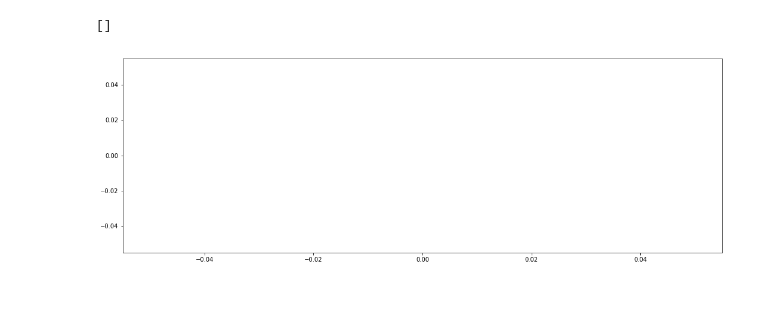
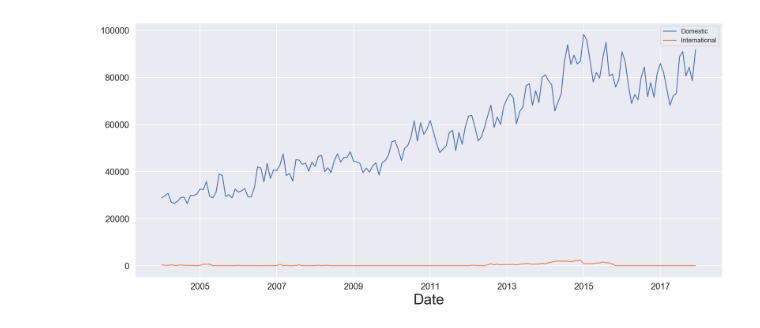
Before and after one commit to romellfudi/MinCeTur, a Jupyter notebook: movimiento_general/movimiento_general.ipynb, the cells around one changed output. Saved outputs shown, nothing was run; the diff lists cells and outputs as text; code cells hidden in the pictures; blank space fills up the shorter version.

```diff
--- a/movimiento_general/movimiento_general.ipynb
+++ b/movimiento_general/movimiento_general.ipynb
@@ -11,0 +22,5 @@ plt.rcParams['figure.figsize'] = (18,6)
+# %%
+iqutos_FAP = pd.read_excel('aero_iquitos_FAP.xls',sheet_name='rptaniomes3',nrows=12,
+                           skiprows=4,index_col=0,)
+print(iqutos_FAP.columns.size)
+iqutos_FAP.columns
@@ -11,0 +41,5 @@ plt.rcParams['figure.figsize'] = (18,6)
+# %%
+iqutos_FAP.dropna(axis=1,inplace=True)
+iqutos_FAP = iqutos_FAP.drop(iqutos_FAP.columns[iqutos_FAP.columns.str.contains('Total')],axis=1)
+print(iqutos_FAP.columns.size)
+iqutos_FAP.columns
@@ -11,0 +66,17 @@ plt.rcParams['figure.figsize'] = (18,6)
+# %%
+list_df = []
+dic = dict(Enero=1,Febrero=2,Marzo=3,Abril=4,Mayo=5,Junio=6,Julio=7,
+           Agosto=8,Septiembre=9,Octubre=10,Noviembre=11,Diciembre=12)
+year = 2004
+# %%
+for enum,col in enumerate(np.arange(0,iqutos_FAP.columns.size,2)):
+    airport = iqutos_FAP.iloc[:,[col,col+1]].copy()
+    airport['Date'] = airport.index.map(dic)
+    airport.Date = airport.apply(lambda row: pd.datetime(year+enum, row['Date'],1), axis=1)
+    airport = airport.set_index('Date')
+    airport.append(airport)
+    airport.columns = ['Domestic','International']
+    list_df.append(airport)
+
+df_iquitos = pd.concat(list_df)
+df_iquitos.sample(4)
@@ -12,5 +90,4 @@ plt.rcParams['figure.figsize'] = (18,6)
 # %%
-plt.plot()
+df_iquitos.plot();
 # %% [output]
-[]
-[figure, old version]
+[figure, new version]
```
Also changed, not shown: parts of 22 cells of this notebook.
